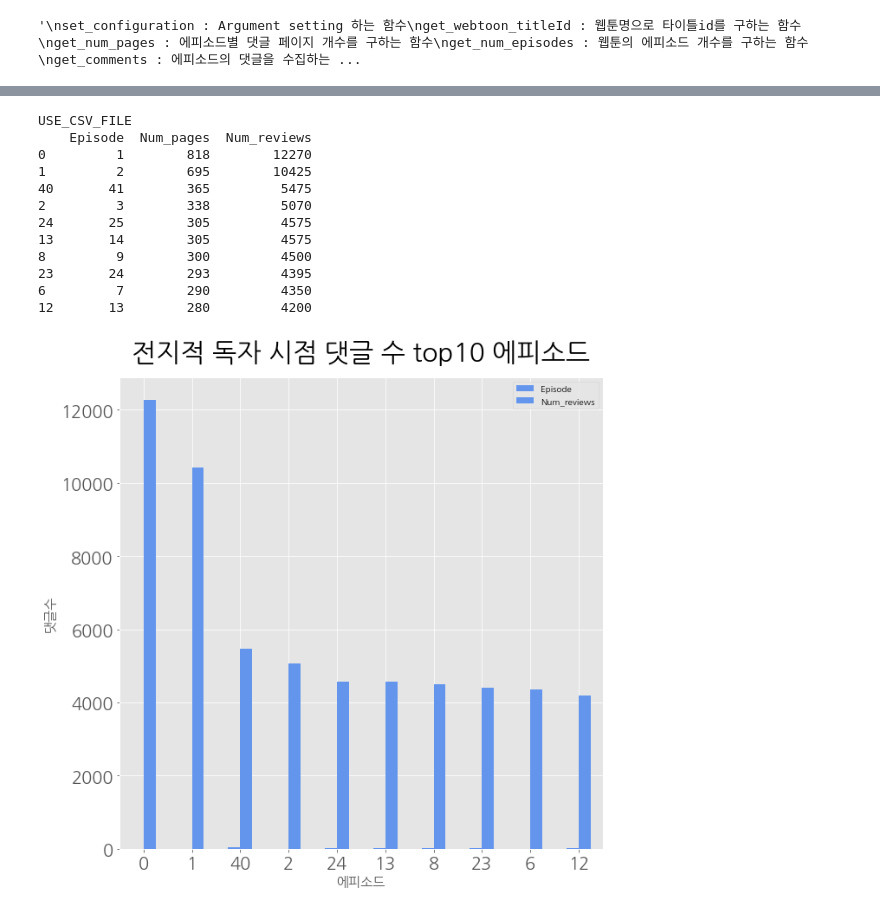
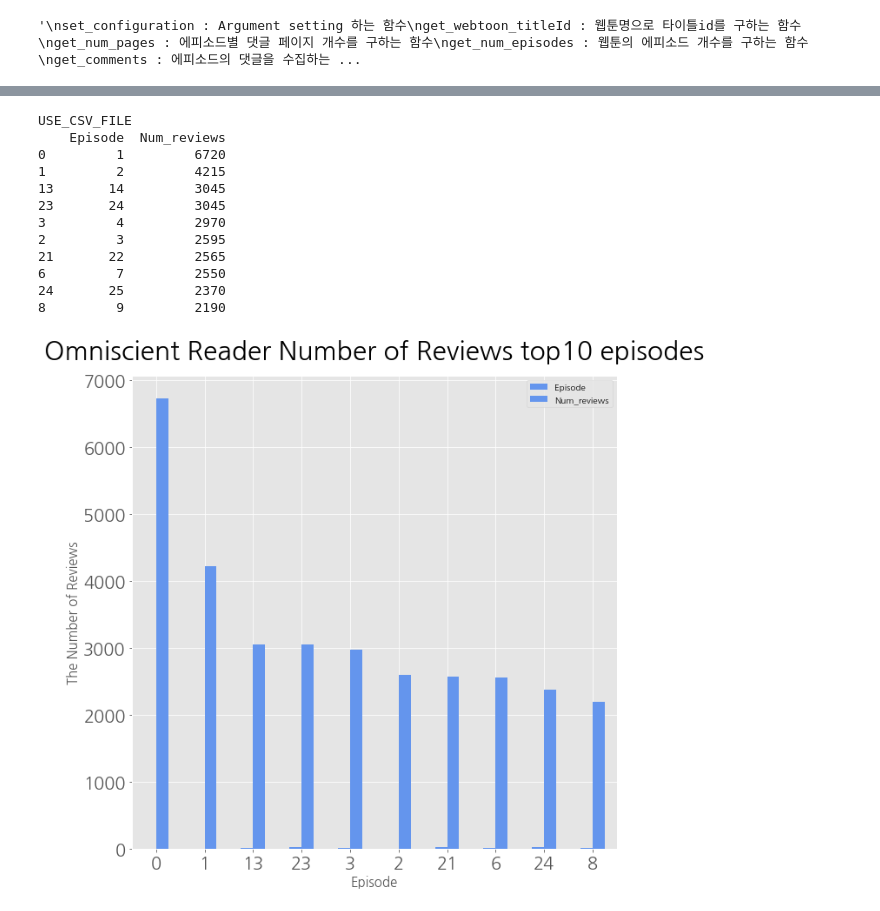
Before and after one commit to jiyaa29/Multicampus-Weekly-Project, a Jupyter notebook: 크롤링/naver_webtoon.ipynb, the cells around one changed output, grey strips where cells are left out. Drawn from its saved outputs; the diff is of its cells as text; code cells hidden in the pictures.

Commit message:
Add en_top10_num_reviews

```diff
--- a/크롤링/naver_webtoon.ipynb
+++ b/크롤링/naver_webtoon.ipynb
@@ -393,14 +393,18 @@ def get_top10_num_reviews(chromedriver_path, platform, lang, titleId, num_episod
 
     if USE_CSV_FILE:
         print('USE_CSV_FILE')
-        filepath = "kr_전지적 독자 시점_num_reviews.csv"
+        if lang == 'kr':
+            filepath = "kr_전지적 독자 시점_num_reviews.csv"
+        elif lang == 'en':
+            filepath = "en_Omniscient Reader_num_reviews.csv"
         df = pd.read_csv(DATA_DIR+filepath)
     else:
         print('get_top10_num_reviews')
         df = get_num_reviews(chromedriver_path, lang, titleId, num_episodes, DATA_DIR)
 
     df_top10 = df.drop(['Num_pages'], axis=1)
-    df_top10 = df.sort_values(by='Num_reviews', ascending=False)
+    print(df_top10)
+    df_top10 = df_top10.sort_values(by='Num_reviews', ascending=False)
 
     print(df_top10[:10])
     return df_top10[:10]
@@ -513,13 +517,19 @@ def show_best_num_reviews(top10, lang, filepath):
     """
     가로막대바 시각화
     """
-    top10[:10].plot(kind='bar', color='cornflowerblue', width=0.5, figsize=(10,10),fontsize=20 )
+    top10.plot(kind='bar', color='cornflowerblue', width=0.5, figsize=(10,10),fontsize=20 )
     plt.style.use('ggplot')
-    plt.title('전지적 독자 시점 댓글 수 top10 에피소드', fontsize=30 , loc ='center', pad=20)
-     plt.legend(loc='best')
-    plt.xlabel('에피소드', size = 15)
-    plt.ylabel('댓글수', size = 15)
-    plt.xticks(rotation=0)
+
+    if lang == 'kr':
+        plt.title('전지적 독자 시점 댓글 수 top10 에피소드', fontsize=30 , loc ='center', pad=20)
+        plt.xlabel('에피소드', size = 15)
+        plt.ylabel('댓글수', size = 15)
+        plt.xticks(rotation=0)
+    elif lang == 'en':
+        plt.title('Omniscient Reader Number of Reviews top10 episodes', fontsize=30 , loc ='center', pad=20)
+        plt.xlabel('Episode', size = 15)
+        plt.ylabel('The Number of Reviews', size = 15)
+        plt.xticks(rotation=0)
 
     plt.savefig(filepath, dpi = 100)
     plt.show()
@@ -572,7 +580,7 @@ if __name__=="__main__":
     """
     chromedriver_path='C:\Temp\chromedriver.exe'
     platform = 'naver'
-    lang ='kr'
+    lang ='en'
     if lang == 'kr':
         webtoon = '전지적 독자 시점'
     elif lang == 'en':
@@ -616,45 +624,45 @@ if __name__=="__main__":
 
     filename = lang + '_top10_num_reviews.png'
     filepath = RESULT_DIR + filename
-    show_best_num_reviews(df_top10, lang, filepath)
+    show_best_num_reviews(df, lang, filepath)
 
 #     filename = 'kr_iplot_num_reviews.png'
 #     filepath = RESULT_DIR + filename
 #     show_iplot_num_reviews(df,filepath)
 
     # best num review's episodes
 #     df = get_top10_num_reviews(chromedriver_path, platform, lang, title_id, num_episodes, USE_CSV_FILE)
 #     filename = 'kr_top10_num_reviews.png'
 #     filepath = RESULT_DIR + filename
 #     show_best_num_reviews(df,filepath)
 
 #     filename = 'kr_iplot_top10_num_reviews.png'
 #     filepath = RESULT_DIR + filename
 #     show_iplot_best_num_reviews(df,filepath)
 
     #################댓글순, 평점순 top10 에피소드 구하기#######################
 
     # (chromedriver_path, platform, lang, titleId, num_episodes, USE_CSV_FILE):
     #df = get_top10_num_reviews(chromedriver_path, platform, lang, title_id, num_episodes, USE_CSV_FILE)
     #print("Done")
 
     # 별점, 참여자수 구하기
     #df = get_top10_point_participants(chromedriver_path, platform, lang, title_id)
 
     #################전체 댓글 수집##############################################
     #get_all_comments(chromedriver_path, lang, title_id, num_episodes, DATA_DIR)
     #merge_csv_files(DATA_DIR)
 # %% [output]
 USE_CSV_FILE
-    Episode  Num_pages  Num_reviews
-0         1        818        12270
-1         2        695        10425
-40       41        365         5475
-2         3        338         5070
-24       25        305         4575
-13       14        305         4575
-8         9        300         4500
-23       24        293         4395
-6         7        290         4350
-12       13        280         4200
+    Episode  Num_reviews
+0         1         6720
+1         2         4215
+13       14         3045
+23       24         3045
+3         4         2970
+2         3         2595
+21       22         2565
+6         7         2550
+24       25         2370
+8         9         2190
-[figure, old version]
+[figure, new version]
```
Also changed, not shown: parts of 1 cell of this notebook, 9 other files.
